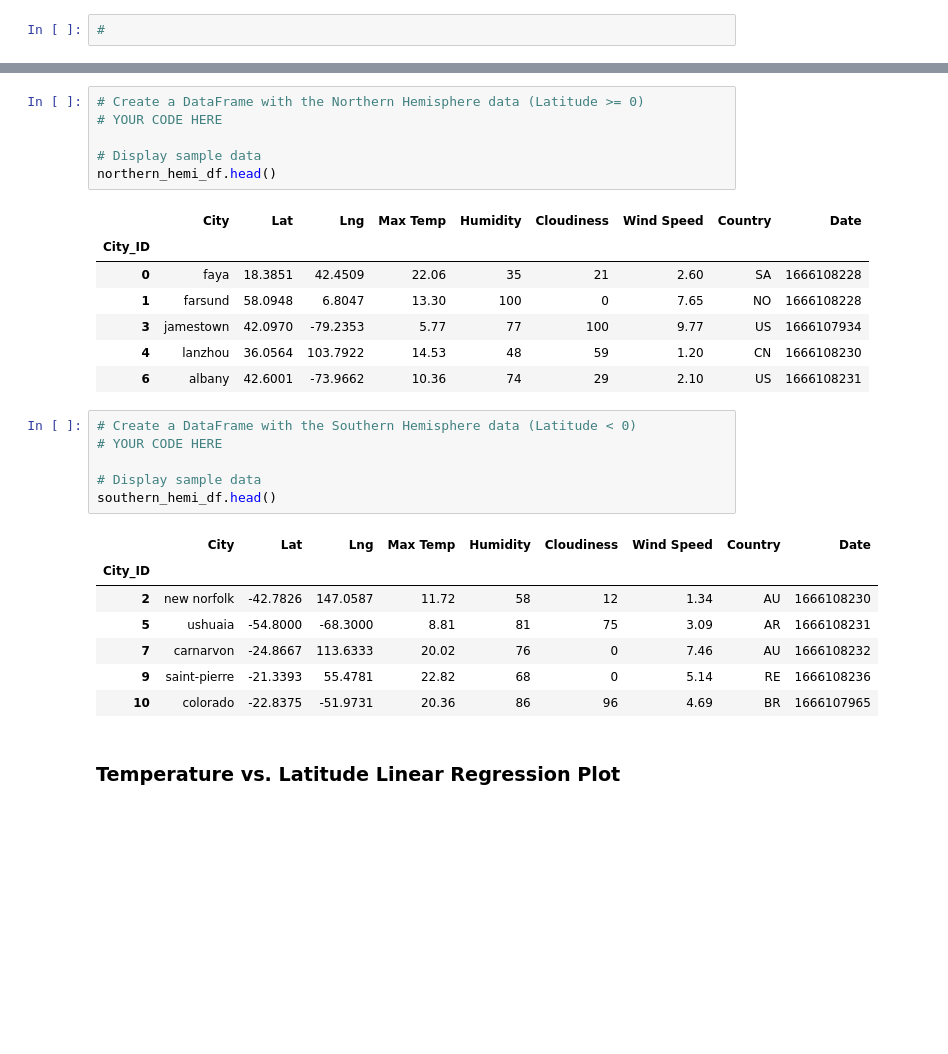
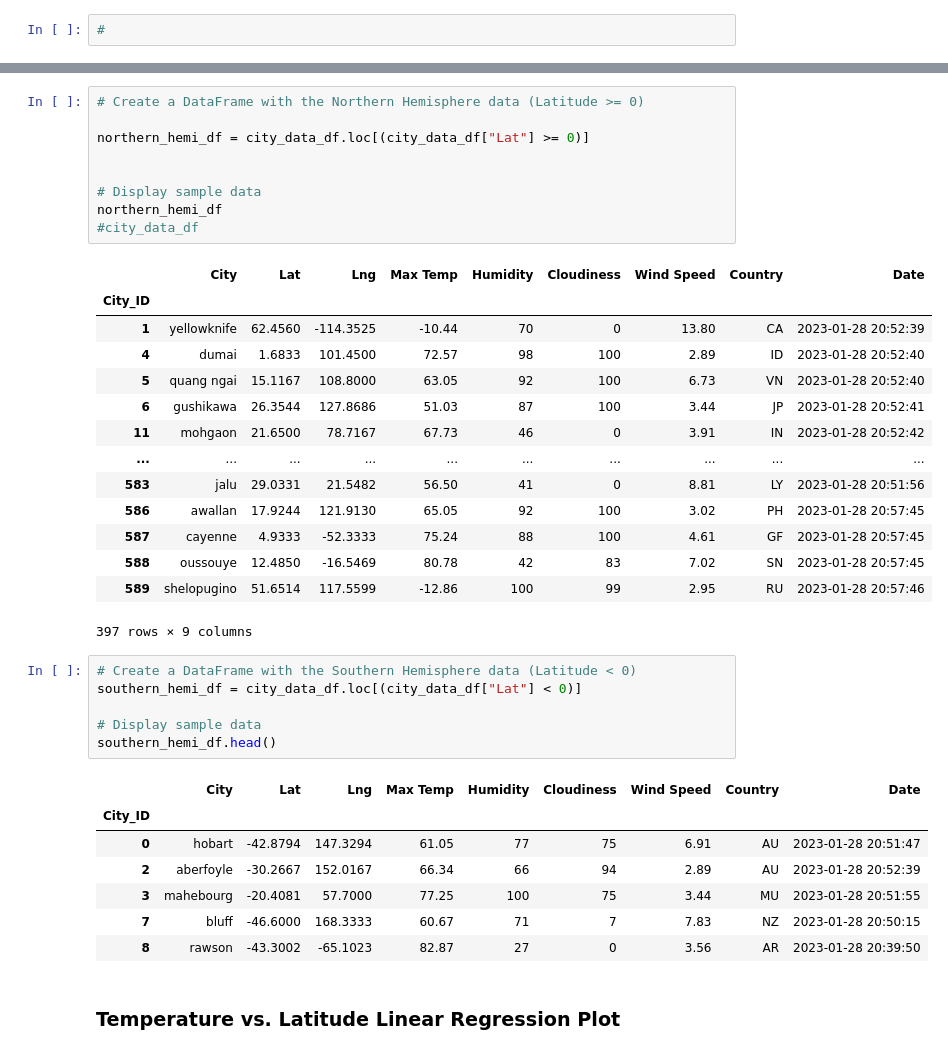
Before and after one commit to vklynn/python-api-challenge, a Jupyter notebook: Starter_Code/starter_code/WeatherPy.ipynb, the cells around one changed output, grey strips where cells are left out. Drawn from its saved outputs; the diff is of its cells as text; blank space fills up the shorter version.

```diff
--- a/Starter_Code/starter_code/WeatherPy.ipynb
+++ b/Starter_Code/starter_code/WeatherPy.ipynb
@@ -324,30 +342,40 @@ plt.show()
 # %%
 # Create a DataFrame with the Northern Hemisphere data (Latitude >= 0)
-# YOUR CODE HERE
+
+northern_hemi_df = city_data_df.loc[(city_data_df["Lat"] >= 0)]
+
 
 # Display sample data
-northern_hemi_df.head()
+northern_hemi_df
+#city_data_df
 # %% [output]
 |  | City | Lat | Lng | Max Temp | Humidity | Cloudiness | Wind Speed | Country | Date |
 | City_ID |  |  |  |  |  |  |  |  |  |
-| 0 | faya | 18.3851 | 42.4509 | 22.06 | 35 | 21 | 2.60 | SA | 1666108228 |
-| 1 | farsund | 58.0948 | 6.8047 | 13.30 | 100 | 0 | 7.65 | NO | 1666108228 |
-| 3 | jamestown | 42.0970 | -79.2353 | 5.77 | 77 | 100 | 9.77 | US | 1666107934 |
-| 4 | lanzhou | 36.0564 | 103.7922 | 14.53 | 48 | 59 | 1.20 | CN | 1666108230 |
-| 6 | albany | 42.6001 | -73.9662 | 10.36 | 74 | 29 | 2.10 | US | 1666108231 |
+| 1 | yellowknife | 62.4560 | -114.3525 | -10.44 | 70 | 0 | 13.80 | CA | 2023-01-28 20:52:39 |
+| 4 | dumai | 1.6833 | 101.4500 | 72.57 | 98 | 100 | 2.89 | ID | 2023-01-28 20:52:40 |
+| 5 | quang ngai | 15.1167 | 108.8000 | 63.05 | 92 | 100 | 6.73 | VN | 2023-01-28 20:52:40 |
+| 6 | gushikawa | 26.3544 | 127.8686 | 51.03 | 87 | 100 | 3.44 | JP | 2023-01-28 20:52:41 |
+| 11 | mohgaon | 21.6500 | 78.7167 | 67.73 | 46 | 0 | 3.91 | IN | 2023-01-28 20:52:42 |
+| ... | ... | ... | ... | ... | ... | ... | ... | ... | ... |
+| 583 | jalu | 29.0331 | 21.5482 | 56.50 | 41 | 0 | 8.81 | LY | 2023-01-28 20:51:56 |
+| 586 | awallan | 17.9244 | 121.9130 | 65.05 | 92 | 100 | 3.02 | PH | 2023-01-28 20:57:45 |
+| 587 | cayenne | 4.9333 | -52.3333 | 75.24 | 88 | 100 | 4.61 | GF | 2023-01-28 20:57:45 |
+| 588 | oussouye | 12.4850 | -16.5469 | 80.78 | 42 | 83 | 7.02 | SN | 2023-01-28 20:57:45 |
+| 589 | shelopugino | 51.6514 | 117.5599 | -12.86 | 100 | 99 | 2.95 | RU | 2023-01-28 20:57:46 |
+397 rows × 9 columns
 # %%
 # Create a DataFrame with the Southern Hemisphere data (Latitude < 0)
-# YOUR CODE HERE
+southern_hemi_df = city_data_df.loc[(city_data_df["Lat"] < 0)]
 
 # Display sample data
 southern_hemi_df.head()
 # %% [output]
 |  | City | Lat | Lng | Max Temp | Humidity | Cloudiness | Wind Speed | Country | Date |
 | City_ID |  |  |  |  |  |  |  |  |  |
-| 2 | new norfolk | -42.7826 | 147.0587 | 11.72 | 58 | 12 | 1.34 | AU | 1666108230 |
-| 5 | ushuaia | -54.8000 | -68.3000 | 8.81 | 81 | 75 | 3.09 | AR | 1666108231 |
-| 7 | carnarvon | -24.8667 | 113.6333 | 20.02 | 76 | 0 | 7.46 | AU | 1666108232 |
-| 9 | saint-pierre | -21.3393 | 55.4781 | 22.82 | 68 | 0 | 5.14 | RE | 1666108236 |
-| 10 | colorado | -22.8375 | -51.9731 | 20.36 | 86 | 96 | 4.69 | BR | 1666107965 |
+| 0 | hobart | -42.8794 | 147.3294 | 61.05 | 77 | 75 | 6.91 | AU | 2023-01-28 20:51:47 |
+| 2 | aberfoyle | -30.2667 | 152.0167 | 66.34 | 66 | 94 | 2.89 | AU | 2023-01-28 20:52:39 |
+| 3 | mahebourg | -20.4081 | 57.7000 | 77.25 | 100 | 75 | 3.44 | MU | 2023-01-28 20:51:55 |
+| 7 | bluff | -46.6000 | 168.3333 | 60.67 | 71 | 7 | 7.83 | NZ | 2023-01-28 20:50:15 |
+| 8 | rawson | -43.3002 | -65.1023 | 82.87 | 27 | 0 | 3.56 | AR | 2023-01-28 20:39:50 |
 # %% [markdown]
 ###  Temperature vs. Latitude Linear Regression Plot
```
Also changed, not shown: parts of 33 cells of this notebook.
